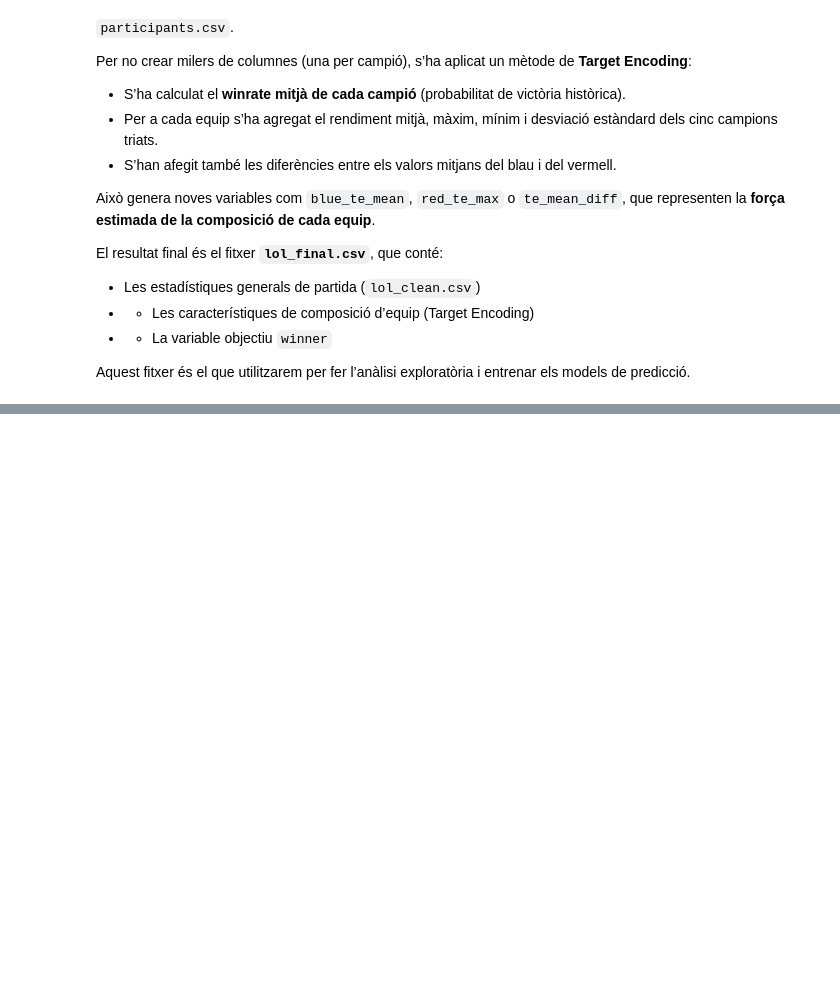
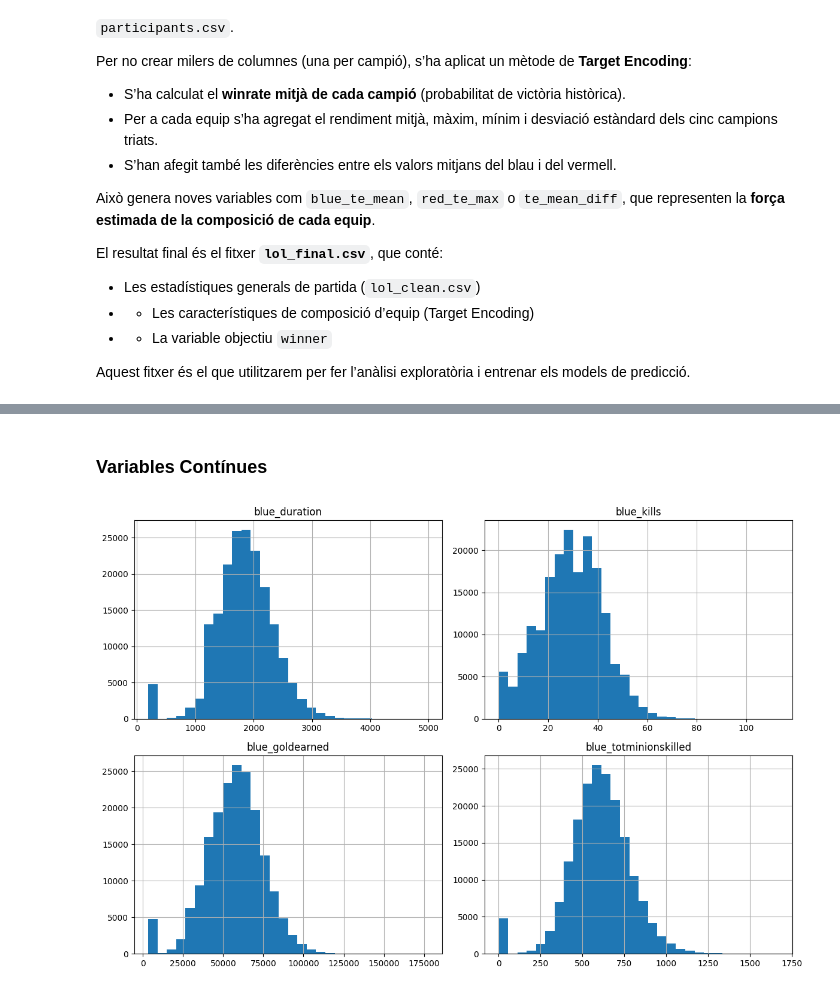
Before and after one commit to danielgarciaN/lol-win-prediction, a Jupyter notebook: LoL_WinPrediction.ipynb, the cells around one changed output, grey strips where cells are left out. Saved outputs shown, nothing was run; the diff lists cells and outputs as text; code cells hidden in the pictures; blank space fills up the shorter version.

Commit message:
Data Analytic v2

```diff
--- a/LoL_WinPrediction.ipynb
+++ b/LoL_WinPrediction.ipynb
@@ -145,0 +192,5 @@ Aquest fitxer és el que utilitzarem per fer l’anàlisi exploratòria i entren
+# %%
+df = pd.read_csv('data/lol_final.csv')
+
+print("Nombre total de files:", df.shape[0])
+print("Nombre total de columnes:", df.shape[1])
@@ -145,0 +309,3 @@ Aquest fitxer és el que utilitzarem per fer l’anàlisi exploratòria i entren
+# %%
+df= df.dropna()
+print(df.shape)
@@ -145,0 +376,10 @@ Aquest fitxer és el que utilitzarem per fer l’anàlisi exploratòria i entren
+# %% [markdown]
+### Variables Contínues
+# %%
+continuous_vars = ['blue_duration', 'blue_kills', 'blue_goldearned', 'blue_totminionskilled']
+
+df[continuous_vars].hist(figsize=(12, 8), bins=30)
+plt.tight_layout()
+plt.show()
+# %% [output]
+[figure, added]
```
Also changed, not shown: parts of 36 cells of this notebook.
